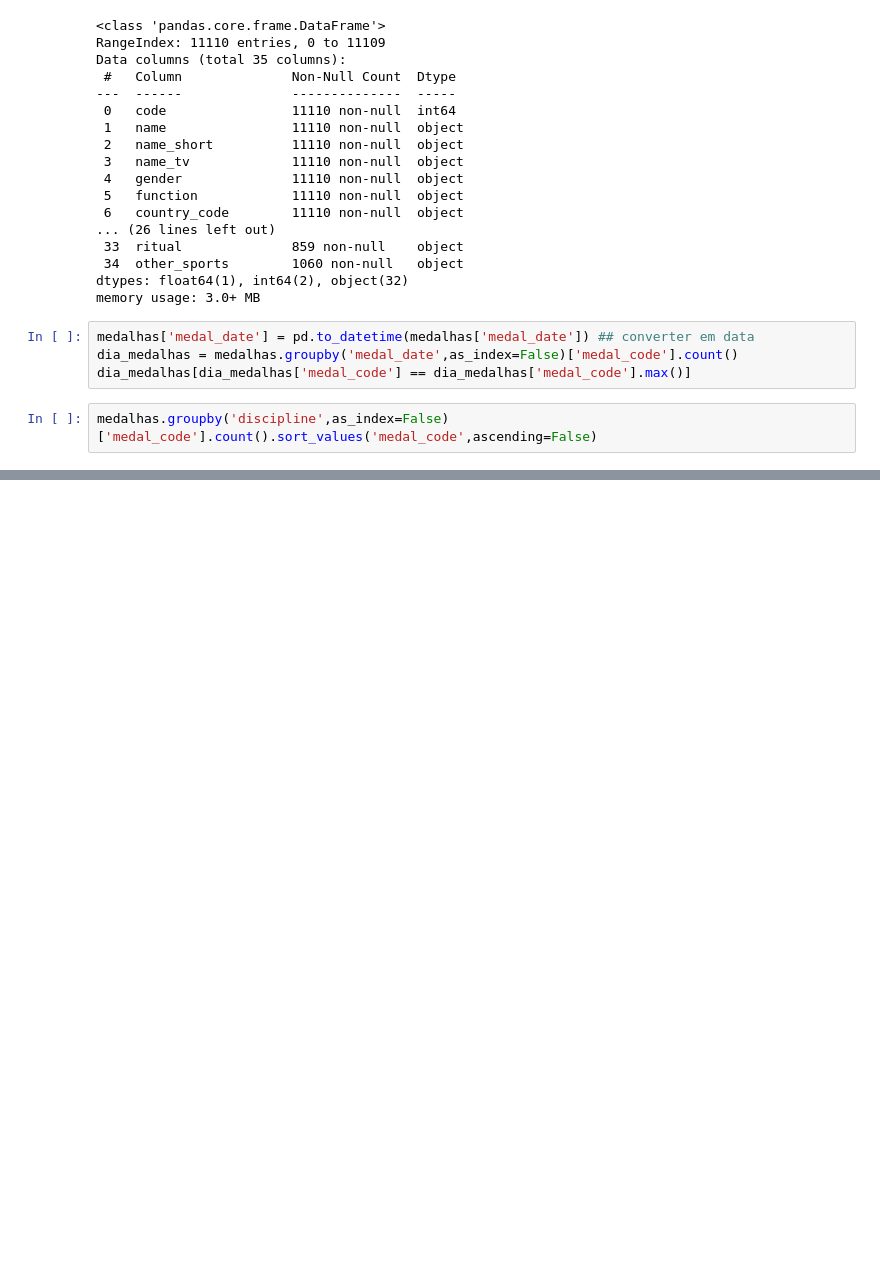
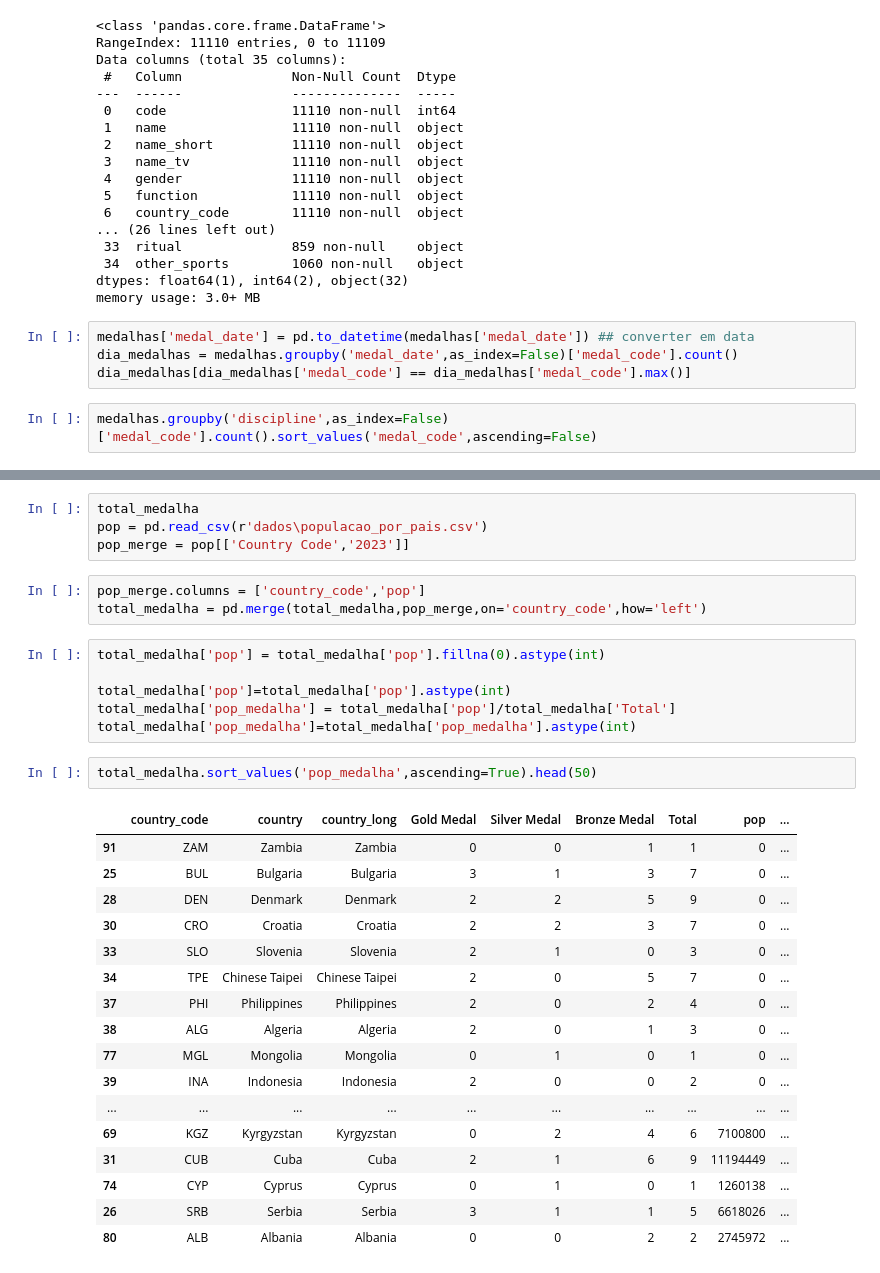
Before and after one commit to gabruck84/Atividade_Modulo3_XP, a Jupyter notebook: Resolução_Atividades.ipynb, the cells around one changed output, grey strips where cells are left out. Drawn from its saved outputs; the diff is of its cells as text; blank space fills up the shorter version.

```diff
--- a/Resolução_Atividades.ipynb
+++ b/Resolução_Atividades.ipynb
@@ -73,0 +89,33 @@ atletas['country'].nunique()
+# %%
+total_medalha
+pop = pd.read_csv(r'dados\populacao_por_pais.csv')
+pop_merge = pop[['Country Code','2023']]
+# %%
+pop_merge.columns = ['country_code','pop']
+total_medalha = pd.merge(total_medalha,pop_merge,on='country_code',how='left')
+# %%
+total_medalha['pop'] = total_medalha['pop'].fillna(0).astype(int)
+
+total_medalha['pop']=total_medalha['pop'].astype(int)
+total_medalha['pop_medalha'] = total_medalha['pop']/total_medalha['Total']
+total_medalha['pop_medalha']=total_medalha['pop_medalha'].astype(int)
+# %%
+total_medalha.sort_values('pop_medalha',ascending=True).head(50)
+# %% [output]
+|  | country_code | country | country_long | Gold Medal | Silver Medal | Bronze Medal | Total | pop | ... |
+| 91 | ZAM | Zambia | Zambia | 0 | 0 | 1 | 1 | 0 | ... |
+| 25 | BUL | Bulgaria | Bulgaria | 3 | 1 | 3 | 7 | 0 | ... |
+| 28 | DEN | Denmark | Denmark | 2 | 2 | 5 | 9 | 0 | ... |
+| 30 | CRO | Croatia | Croatia | 2 | 2 | 3 | 7 | 0 | ... |
+| 33 | SLO | Slovenia | Slovenia | 2 | 1 | 0 | 3 | 0 | ... |
+| 34 | TPE | Chinese Taipei | Chinese Taipei | 2 | 0 | 5 | 7 | 0 | ... |
+| 37 | PHI | Philippines | Philippines | 2 | 0 | 2 | 4 | 0 | ... |
+| 38 | ALG | Algeria | Algeria | 2 | 0 | 1 | 3 | 0 | ... |
+| 77 | MGL | Mongolia | Mongolia | 0 | 1 | 0 | 1 | 0 | ... |
+| 39 | INA | Indonesia | Indonesia | 2 | 0 | 0 | 2 | 0 | ... |
+| ... | ... | ... | ... | ... | ... | ... | ... | ... | ... |
+| 69 | KGZ | Kyrgyzstan | Kyrgyzstan | 0 | 2 | 4 | 6 | 7100800 | ... |
+| 31 | CUB | Cuba | Cuba | 2 | 1 | 6 | 9 | 11194449 | ... |
+| 74 | CYP | Cyprus | Cyprus | 0 | 1 | 0 | 1 | 1260138 | ... |
+| 26 | SRB | Serbia | Serbia | 3 | 1 | 1 | 5 | 6618026 | ... |
+| 80 | ALB | Albania | Albania | 0 | 0 | 2 | 2 | 2745972 | ... |
```
Also changed, not shown: parts of 1 cell of this notebook, 3 other files.
